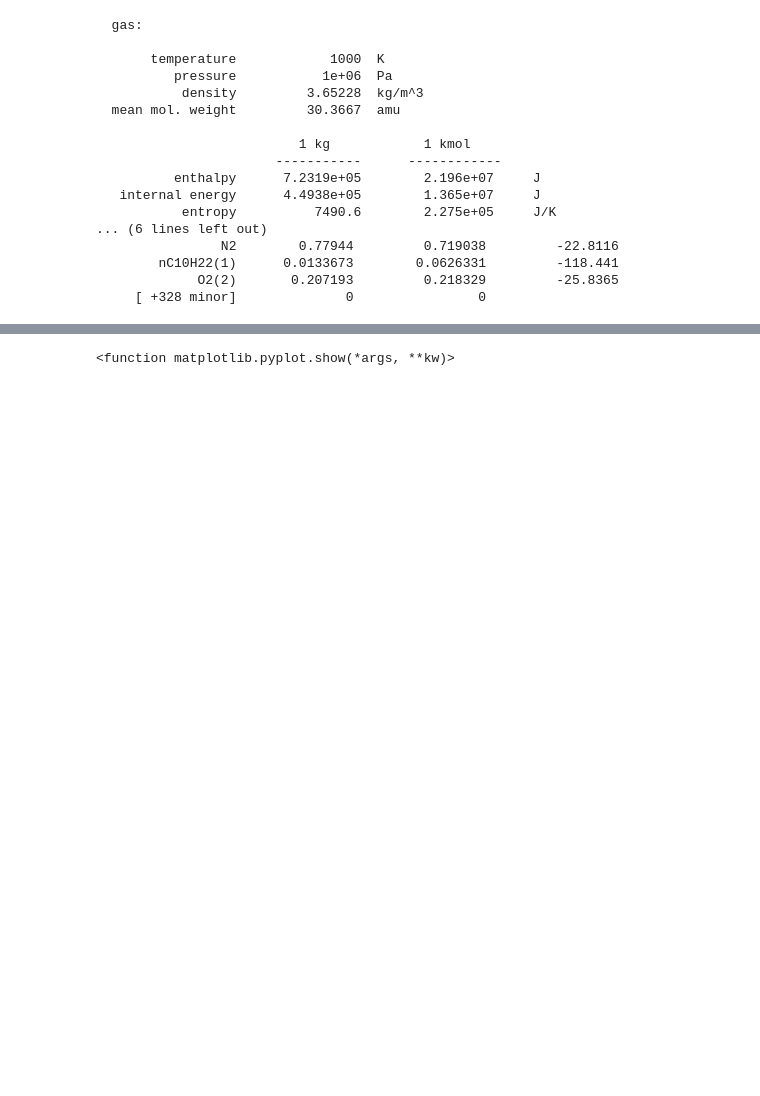
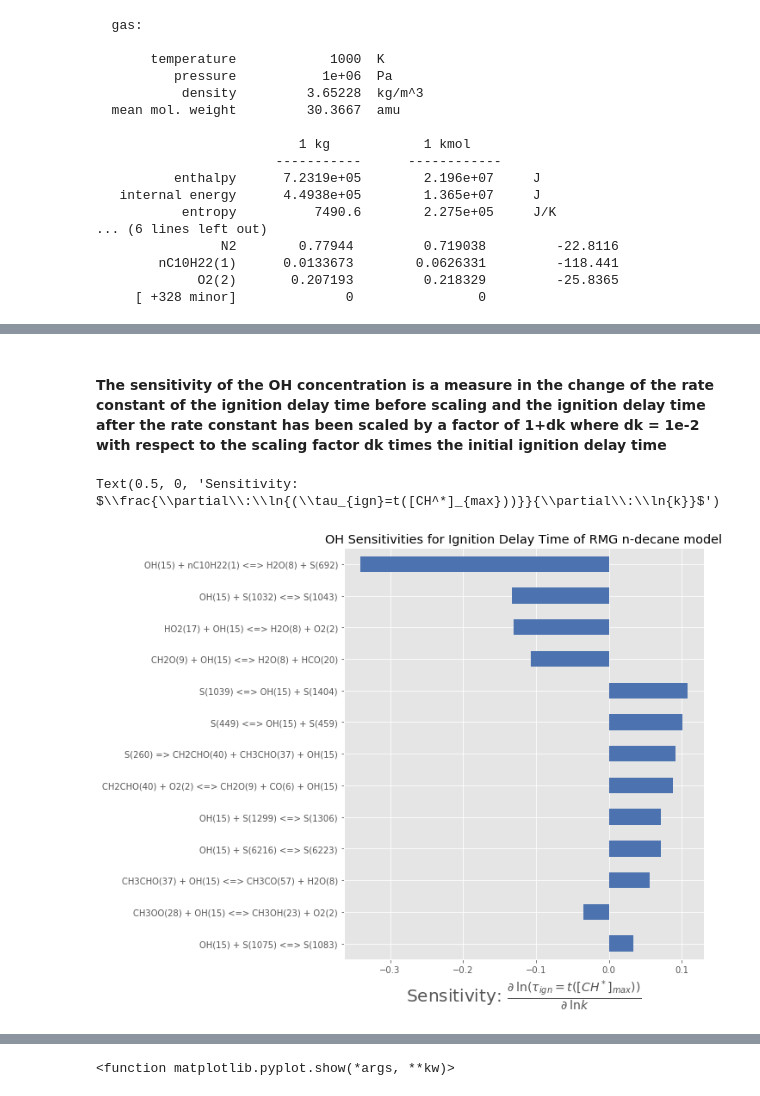
Before and after one commit to ajuluc/GTL, a Jupyter notebook: nc10/RMG_ignition_delay_nc10_no_lowT.ipynb, the cells around one changed output, grey strips where cells are left out. Drawn from its saved outputs; the diff is of its cells as text; code cells hidden in the pictures; blank space fills up the shorter version.

```diff
--- a/nc10/RMG_ignition_delay_nc10_no_lowT.ipynb
+++ b/nc10/RMG_ignition_delay_nc10_no_lowT.ipynb
@@ -340,3 +397,29 @@ NameError: name 'set_multiplier' is not defined
+# %% [markdown]
+#### The sensitivity of the OH concentration is a measure in the change of the rate constant of the ignition delay time before scaling and the ignition delay time after the rate constant has been scaled by a factor of 1+dk where dk = 1e-2 with respect to the scaling factor dk times the initial ignition delay time
+# %%
+# Reaction mechanisms can contains thousands of elementary steps. Choose a threshold
+# to see only the top few
+threshold = 0.03
+
+firstColumn = sensitivities.columns[0]
+
+# For plotting, collect only those steps that are above the threshold
+# Otherwise, the y-axis gets crowded and illegible
+sensitivitiesSubset = sensitivities[sensitivities[firstColumn].abs() > threshold]
+indicesMeetingThreshold = sensitivitiesSubset[firstColumn].abs().sort_values(ascending=False).index
+sensitivitiesSubset.loc[indicesMeetingThreshold].plot.barh(title="OH Sensitivities for Ignition Delay Time of RMG n-decane model",
+                                                          legend=None)
+plt.gca().invert_yaxis()
+
+plt.rcParams.update({'axes.labelsize': 20})
+plt.xlabel(r'Sensitivity: $\frac{\partial\:\ln{(\tau_{ign}=t([CH^*]_{max}))}}{\partial\:\ln{k}}$')
+
+
+# Uncomment the following to save the plot. A higher than usual resolution (dpi) helps
+# plt.savefig('sensitivityPlot', dpi=300)
+# %% [output]
+Text(0.5, 0, 'Sensitivity: $\\frac{\\partial\\:\\ln{(\\tau_{ign}=t([CH^*]_{max}))}}{\\partial\\:\\ln{k}}$')
+[figure, added]
 # %%
 RMG_temperatures_dkm = 1000/np.linspace(0.65,1.5,15)
 pressures_bar = [13, 50]
```
Also changed, not shown: parts of 15 cells of this notebook, 1 other file.
